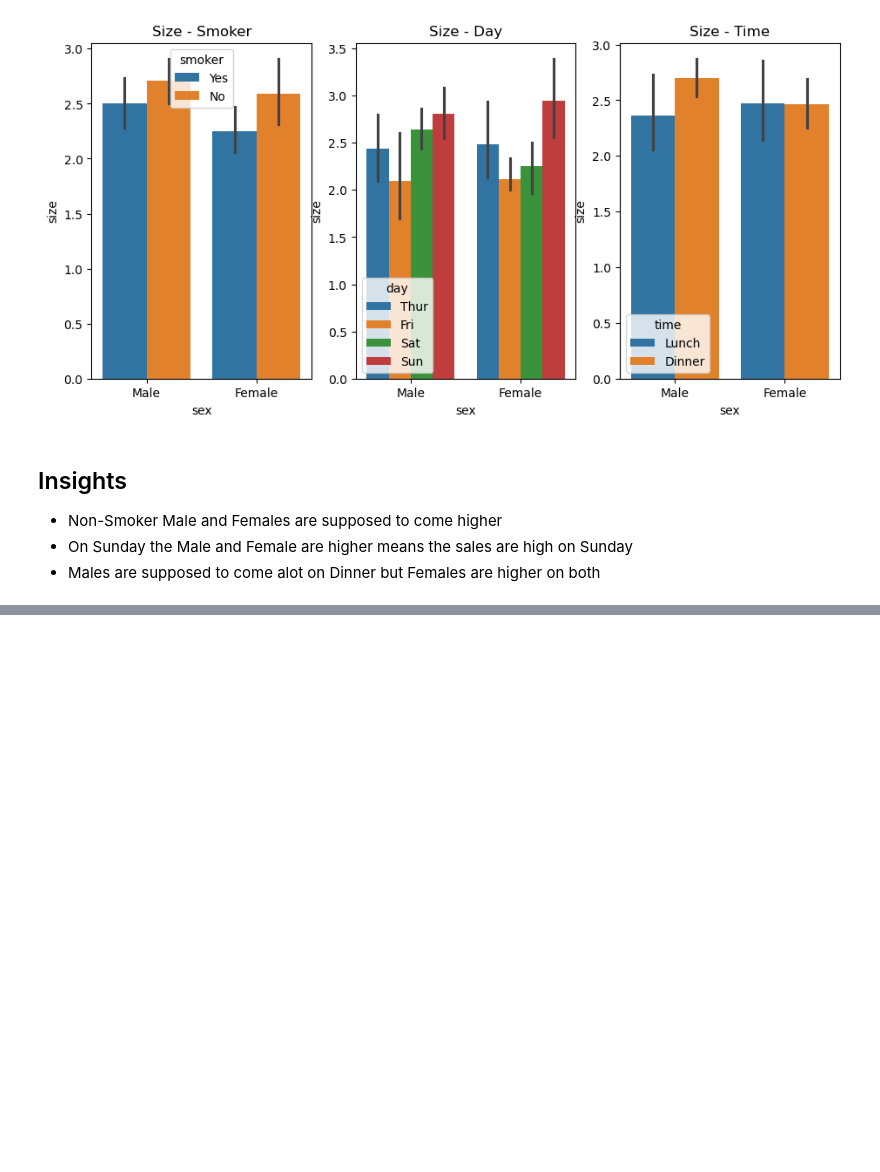
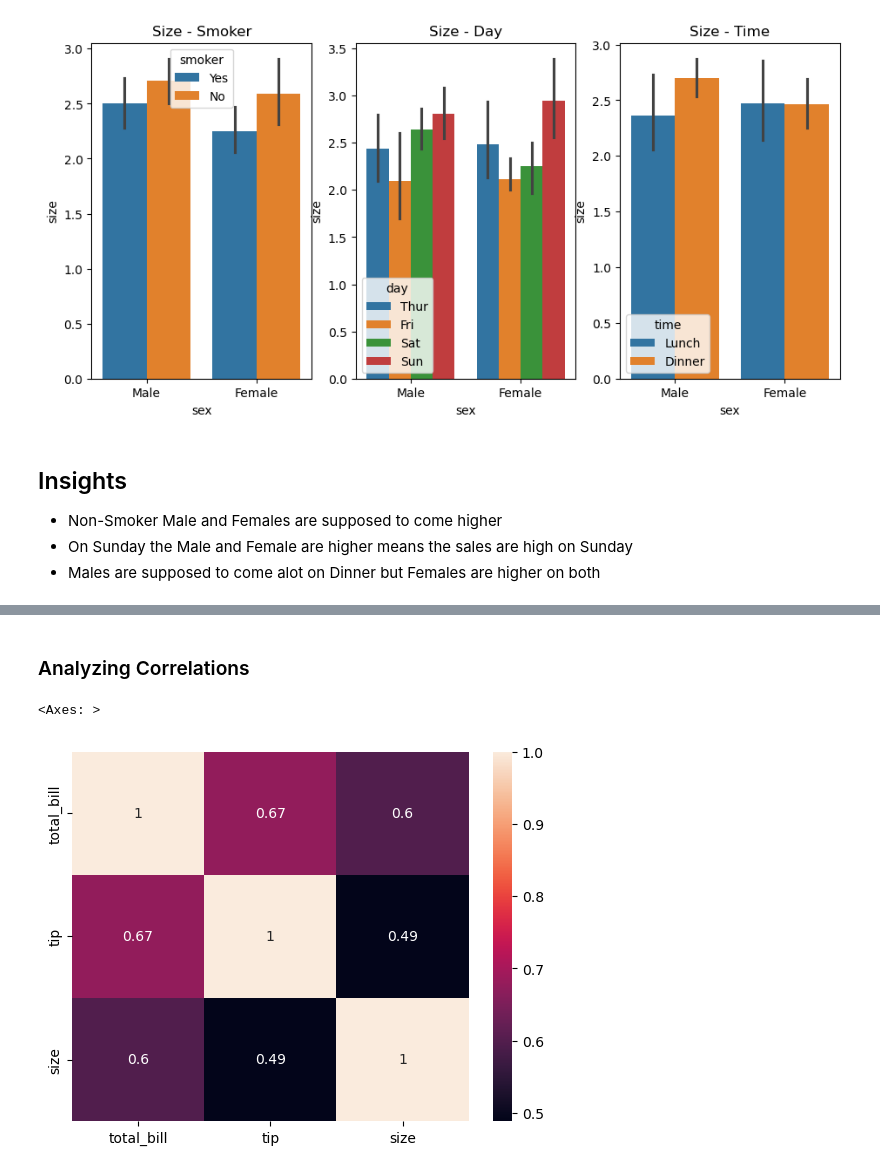
Before and after one commit to anonymous298/Exploratory_Data_Analysis, a Jupyter notebook: Notebooks/EDA_Tips_Dataset.ipynb, the cells around one changed output, grey strips where cells are left out. Saved outputs shown, nothing was run; the diff lists cells and outputs as text; code cells hidden in the pictures; blank space fills up the shorter version.

```diff
--- a/Notebooks/EDA_Tips_Dataset.ipynb
+++ b/Notebooks/EDA_Tips_Dataset.ipynb
@@ -198,0 +251,7 @@ df.head()
+# %% [markdown]
+### Analyzing Correlations
+# %%
+sns.heatmap(df[df.select_dtypes('number').columns].corr(), annot=True)
+# %% [output]
+<Axes: >
+[figure, added]
```
Also changed, not shown: parts of 20 cells of this notebook.
